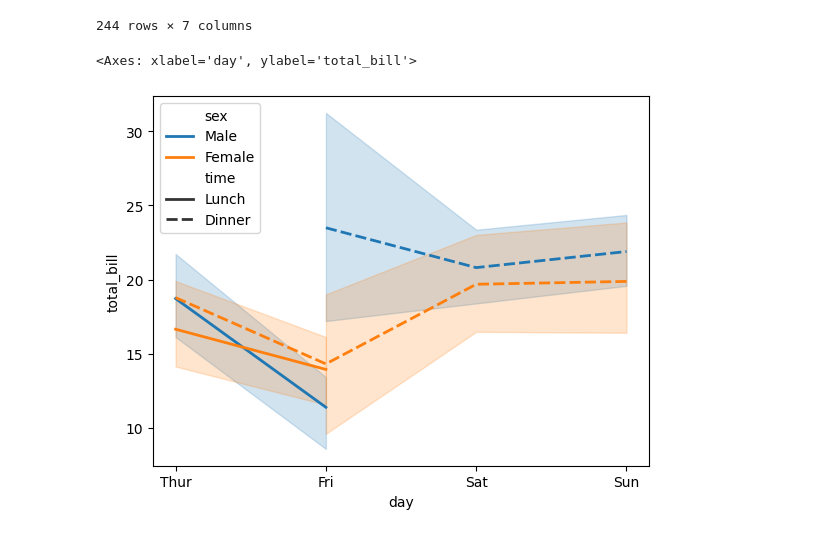
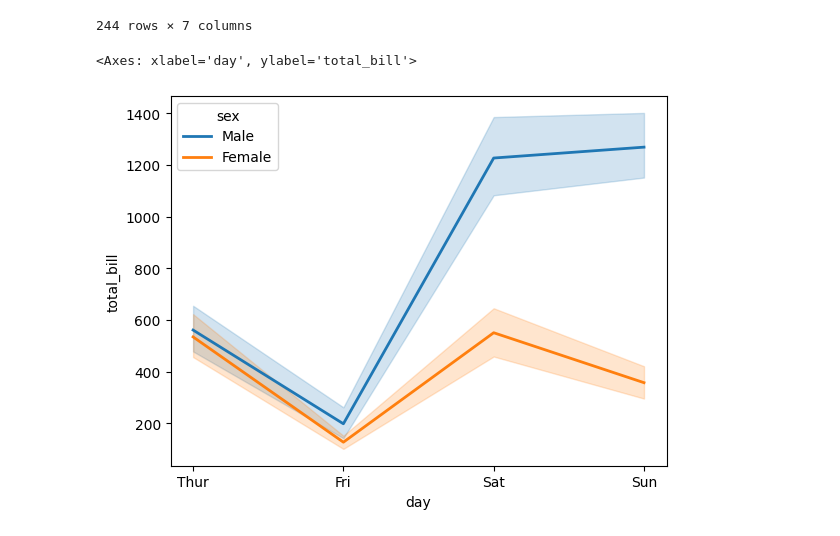
Before and after one commit to vitthalbulbule/Seaborn, a Jupyter notebook: simple.ipynb, the cells around one changed output. Cells and saved outputs as stored; diff of their text form; code cells hidden in the pictures.

```diff
--- a/simple.ipynb
+++ b/simple.ipynb
@@ -47,7 +47,7 @@ df1
 | 243 | 18.78 | 3.00 | Female | No | Thur | Dinner | 2 |
 244 rows × 7 columns
 # %%
-sns.lineplot(x="day",y="total_bill",data=df1,hue='sex',style='time',legend='full',linewidth=2)
+sns.lineplot(x="day",y="total_bill",data=df1,hue='sex',legend='full',linewidth=2,estimator=sum)
 # %% [output]
 <Axes: xlabel='day', ylabel='total_bill'>
-[figure, old version]
+[figure, new version]
```
Also changed, not shown: parts of 8 cells of this notebook.
